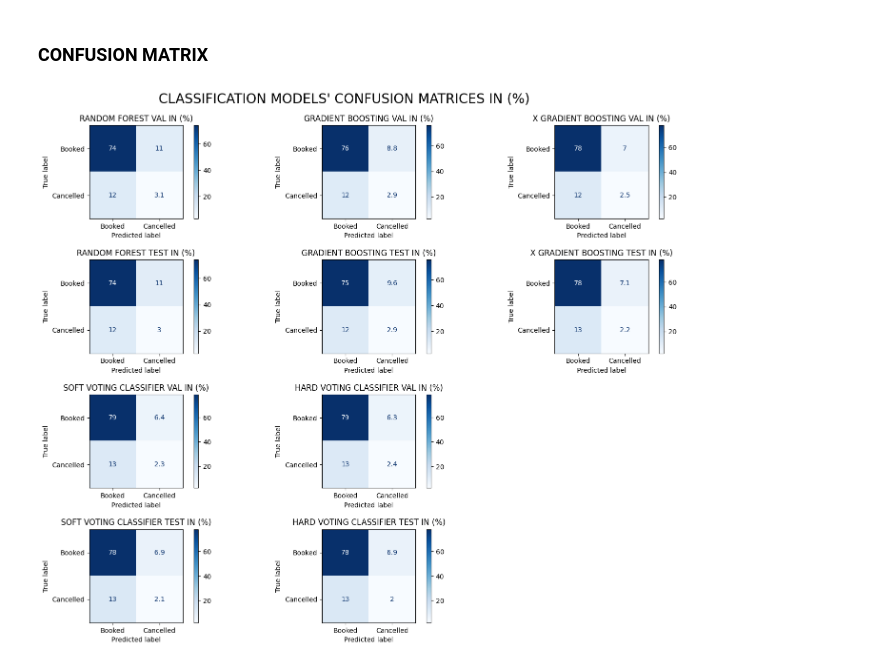
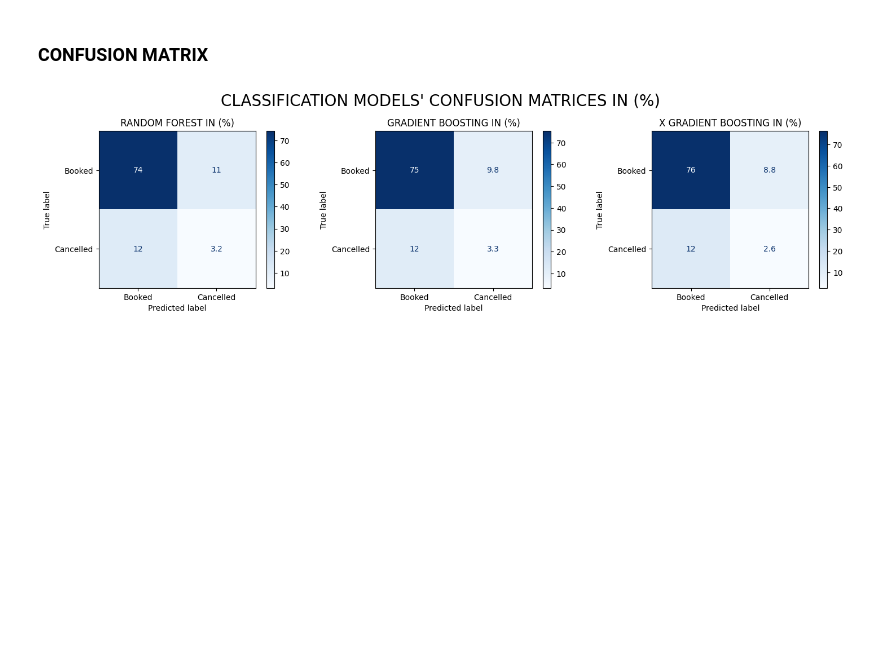
Before and after one commit to Stephen-Adwini-Badu/06.-British-Airways-Project, a Jupyter notebook: British Airways Project Notebook.ipynb, the cells around one changed output. Cells and saved outputs as stored; diff of their text form; code cells hidden in the pictures; blank space fills up the shorter version.

```diff
--- a/British Airways Project Notebook.ipynb
+++ b/British Airways Project Notebook.ipynb
@@ -204,7 +194,7 @@ Name: proportion, dtype: float64
 # %%
 #Applying smote
 smote = SMOTE(random_state=42)
-X_train, y_train = smote.fit_resample(X_train1, y_train1)
+X_train, y_train = smote.fit_resample(X_train, y_train)
 y_train.value_counts()
 # %% [output]
 booking_complete
@@ -349,55 +289,26 @@ resultify('results')
 ### CONFUSION MATRIX
 # %%
 #Defining validation confusion matricies
-rfc_val_cm = confusion_matrix(y_val, rfc_val_pred, normalize="all")*100
-gbc_val_cm = confusion_matrix(y_val, gbc_val_pred, normalize="all")*100
-xgb_val_cm = confusion_matrix(y_val, xgb_val_pred, normalize="all")*100
-
-#Defining test confusion matricies
-rfc_test_cm = confusion_matrix(y_test, rfc_test_pred, normalize="all")*100
-gbc_test_cm = confusion_matrix(y_test, gbc_test_pred, normalize="all")*100
-xgb_test_cm = confusion_matrix(y_test, xgb_test_pred, normalize="all")*100
-
-#Defining voting classifier confusion matricies
-soft_val_cm = confusion_matrix(y_val, soft_val_pred, normalize="all")*100
-hard_val_cm = confusion_matrix(y_val, hard_val_pred, normalize="all")*100
-soft_test_cm = confusion_matrix(y_test, soft_test_pred, normalize="all")*100
-hard_test_cm = confusion_matrix(y_test, hard_test_pred, normalize="all")*100
+rfc_val_cm = confusion_matrix(y_test, rfc_pred, normalize="all")*100
+gbc_val_cm = confusion_matrix(y_test, gbc_pred, normalize="all")*100
+xgb_val_cm = confusion_matrix(y_test, xgb_pred, normalize="all")*100
 # %%
 #Generating subplots
-fig, ax = plt.subplots(4,3, figsize=(15,12))
+fig, ax = plt.subplots(1,3, figsize=(15,4))
 plt.suptitle("CLASSIFICATION MODELS' CONFUSION MATRICES IN (%)", fontsize=20)
 
 #Generating visualizations
-ConfusionMatrixDisplay(confusion_matrix=rfc_val_cm, display_labels=['Booked', 'Cancelled']).plot(cmap='Blues', ax=ax[0,0])
-ConfusionMatrixDisplay(confusion_matrix=gbc_val_cm, display_labels=['Booked', 'Cancelled']).plot(cmap='Blues', ax=ax[0,1])
-ConfusionMatrixDisplay(confusion_matrix=xgb_val_cm, display_labels=['Booked', 'Cancelled']).plot(cmap='Blues', ax=ax[0,2])
-ConfusionMatrixDisplay(confusion_matrix=rfc_test_cm, display_labels=['Booked', 'Cancelled']).plot(cmap='Blues', ax=ax[1,0])
-ConfusionMatrixDisplay(confusion_matrix=gbc_test_cm, display_labels=['Booked', 'Cancelled']).plot(cmap='Blues', ax=ax[1,1])
-ConfusionMatrixDisplay(confusion_matrix=xgb_test_cm, display_labels=['Booked', 'Cancelled']).plot(cmap='Blues', ax=ax[1,2])
-ConfusionMatrixDisplay(confusion_matrix=soft_val_cm, display_labels=['Booked', 'Cancelled']).plot(cmap='Blues', ax=ax[2,0])
-ConfusionMatrixDisplay(confusion_matrix=hard_val_cm, display_labels=['Booked', 'Cancelled']).plot(cmap='Blues', ax=ax[2,1])
-ConfusionMatrixDisplay(confusion_matrix=soft_test_cm, display_labels=['Booked', 'Cancelled']).plot(cmap='Blues', ax=ax[3,0])
-ConfusionMatrixDisplay(confusion_matrix=hard_test_cm, display_labels=['Booked', 'Cancelled']).plot(cmap='Blues', ax=ax[3,1])
-
-#Disabling unused axis
-ax[2,2].axis('off')
-ax[3,2].axis('off')
+ConfusionMatrixDisplay(confusion_matrix=rfc_val_cm, display_labels=['Booked', 'Cancelled']).plot(cmap='Blues', ax=ax[0])
+ConfusionMatrixDisplay(confusion_matrix=gbc_val_cm, display_labels=['Booked', 'Cancelled']).plot(cmap='Blues', ax=ax[1])
+ConfusionMatrixDisplay(confusion_matrix=xgb_val_cm, display_labels=['Booked', 'Cancelled']).plot(cmap='Blues', ax=ax[2])
 
 #Labelling subplots
-ax[0,0].set_title("RANDOM FOREST VAL IN (%)")
-ax[0,1].set_title("GRADIENT BOOSTING VAL IN (%)")
-ax[0,2].set_title("X GRADIENT BOOSTING VAL IN (%)")
-ax[1,0].set_title("RANDOM FOREST TEST IN (%)")
-ax[1,1].set_title("GRADIENT BOOSTING TEST IN (%)")
-ax[1,2].set_title("X GRADIENT BOOSTING TEST IN (%)")
-ax[2,0].set_title("SOFT VOTING CLASSIFIER VAL IN (%)")
-ax[2,1].set_title("HARD VOTING CLASSIFIER VAL IN (%)")
-ax[3,0].set_title("SOFT VOTING CLASSIFIER TEST IN (%)")
-ax[3,1].set_title("HARD VOTING CLASSIFIER TEST IN (%)")
+ax[0].set_title("RANDOM FOREST IN (%)")
+ax[1].set_title("GRADIENT BOOSTING IN (%)")
+ax[2].set_title("X GRADIENT BOOSTING IN (%)")
 plt.tight_layout(pad=1.5)
 # %% [output]
-[figure, old version]
+[figure, new version]
 # %%
 #Generating rfc feature importances
 rfc_importances = rfc.feature_importances_
```
Also changed, not shown: parts of 12 cells of this notebook.
